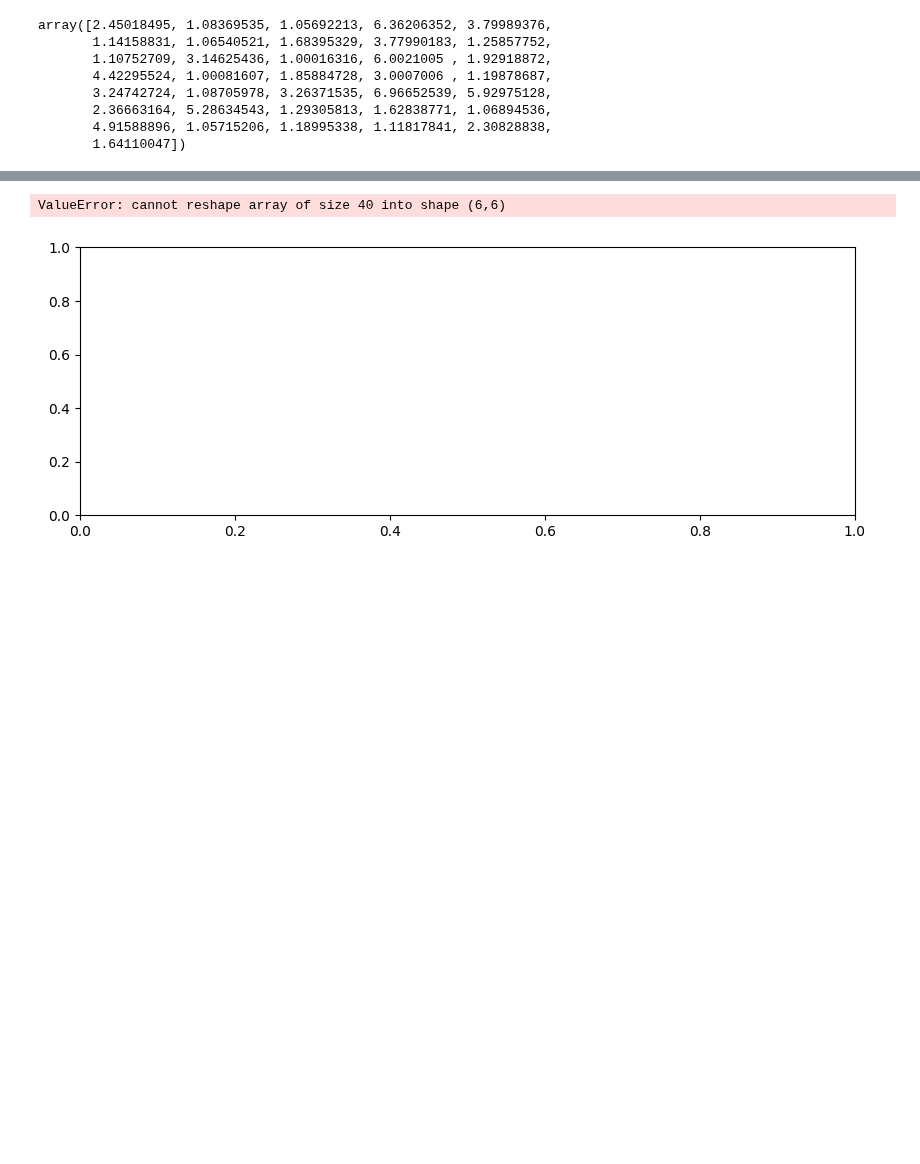
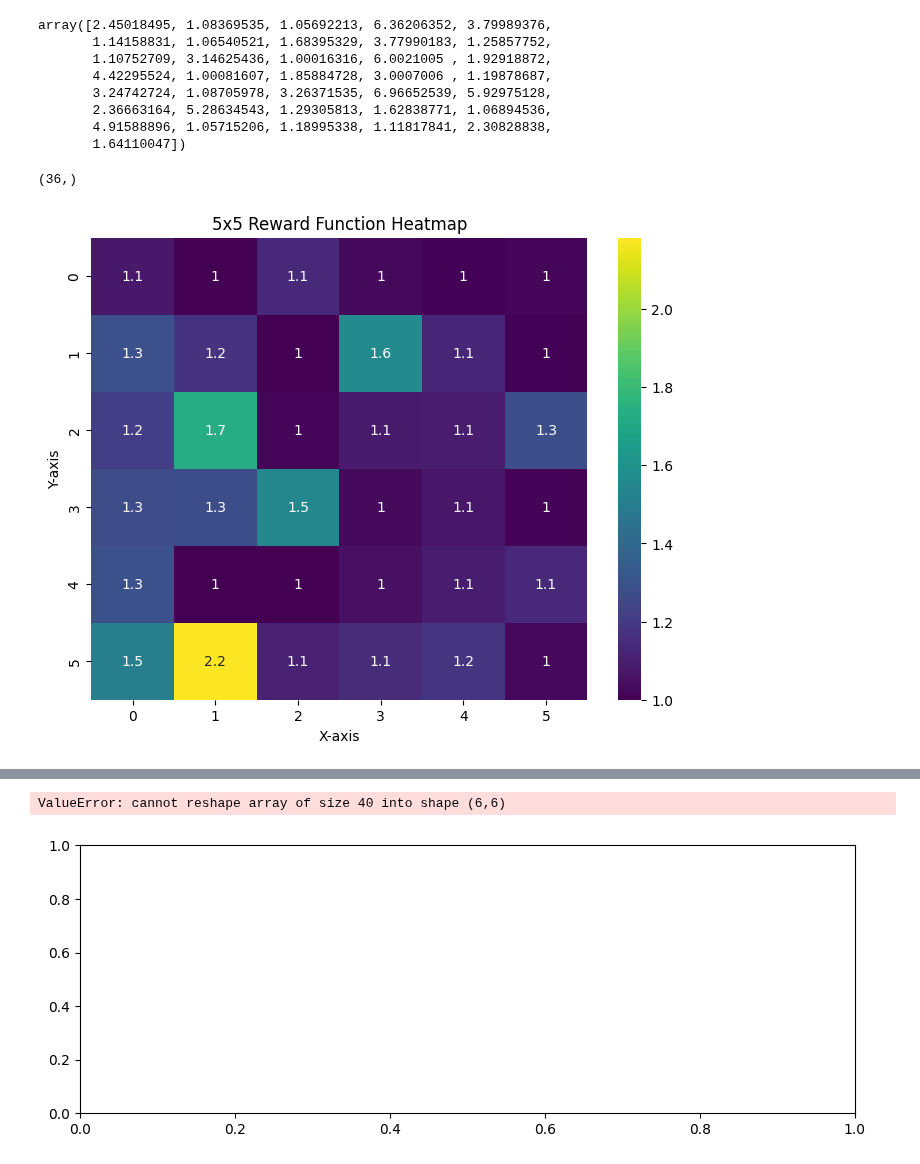
Before and after one commit to isabelkim/MI-IRL-KP, a Jupyter notebook: mdp.ipynb, the cells around one changed output, grey strips where cells are left out. Cells and saved outputs as stored; diff of their text form; code cells hidden in the pictures; blank space fills up the shorter version.

```diff
--- a/mdp.ipynb
+++ b/mdp.ipynb
@@ -147,6 +156,37 @@ array([2.45018495, 1.08369535, 1.05692213, 6.36206352, 3.79989376,
        2.36663164, 5.28634543, 1.29305813, 1.62838771, 1.06894536,
        4.91588896, 1.05715206, 1.18995338, 1.11817841, 2.30828838,
        1.64110047])
+# %%
+def plot_reward_heatmap(reward_function):
+    """
+    Plots a 5x5 heatmap using seaborn given a 1D numpy array of length 25.
+
+    Parameters:
+    reward_function (numpy array): A 1D numpy array of length 25 representing the reward function.
+    """
+    if reward_function.shape != (36,):
+        raise ValueError("Reward function must be a 1D numpy array of length 25.")
+
+    # Reshape the 1D array to 5x5
+    reward_matrix = reward_function.reshape(6, 6)
+
+    # Plot using seaborn
+    plt.figure(figsize=(8, 6))
+    heatmap = sns.heatmap(reward_matrix, annot=True, cmap="viridis", cbar=True)
+    heatmap.set_xticklabels(range(6))
+    heatmap.set_yticklabels(range(6))
+    plt.xlabel("X-axis")
+    plt.ylabel("Y-axis")
+    plt.title("5x5 Reward Function Heatmap")
+    plt.show()
+# %%
+reward.shape
+# %% [output]
+(36,)
+# %%
+plot_reward_heatmap(reward)
+# %% [output]
+[figure, added]
 # %%
 plot_multiple_reward_heatmaps(np.array([reward]))
 # %% [output]
```
Also changed, not shown: parts of 8 cells of this notebook, 1 other file.
